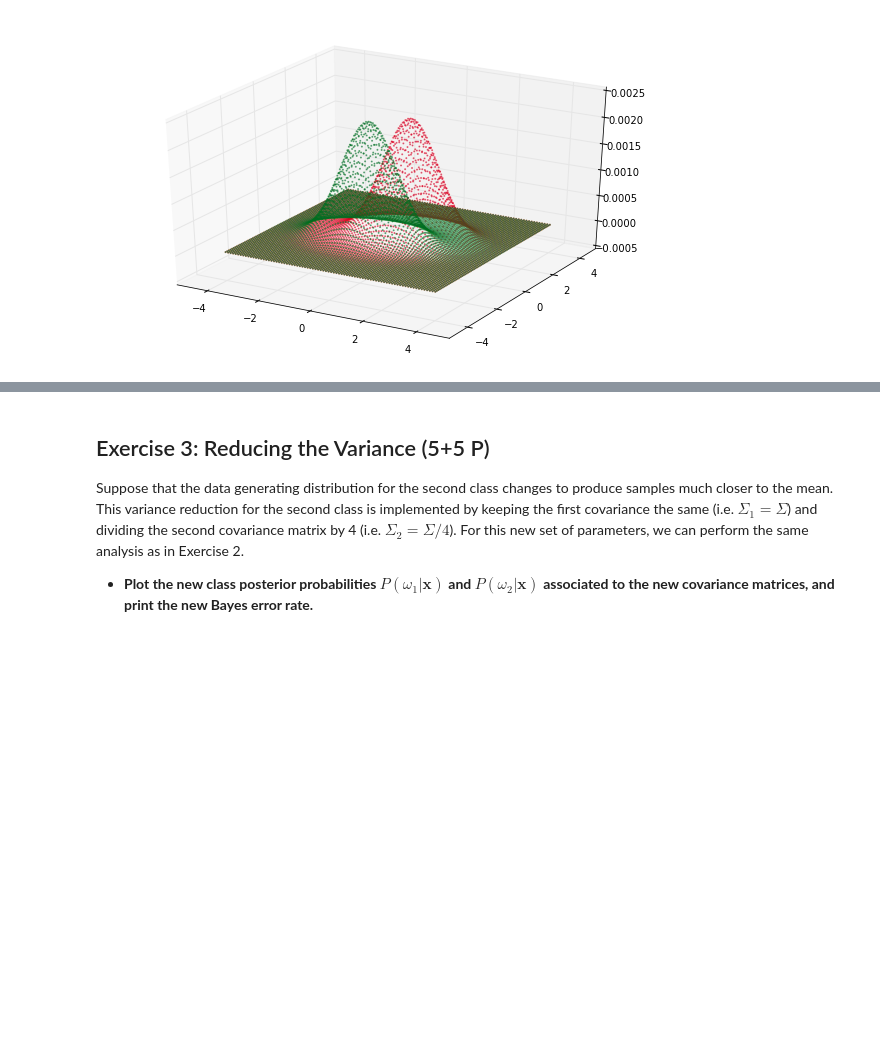
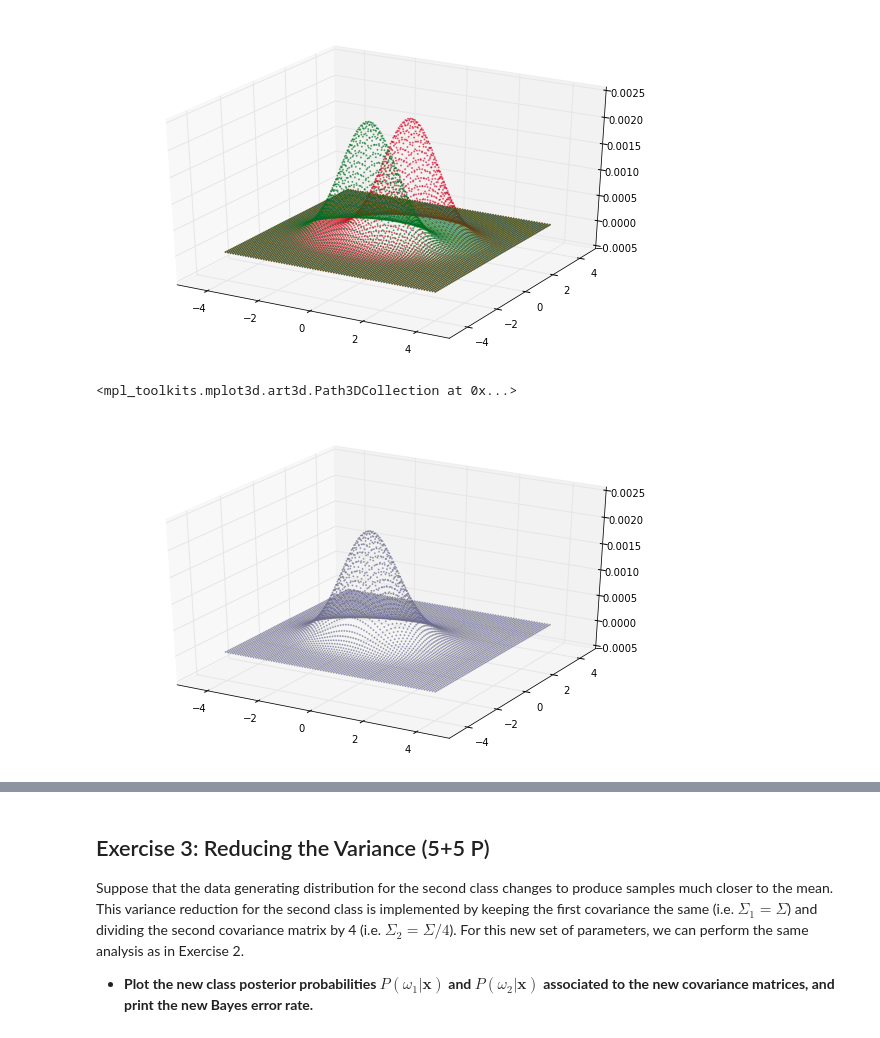
Before and after one commit to florianGithub/Machine-Learning-Sheet-1, a Jupyter notebook: sheet01.ipynb, the cells around one changed output, grey strips where cells are left out. Cells and saved outputs as stored; diff of their text form; code cells hidden in the pictures; blank space fills up the shorter version.

```diff
--- a/sheet01.ipynb
+++ b/sheet01.ipynb
@@ -209,34 +209,41 @@ X,Y = np.meshgrid(R,R)
 def gauss_unnormed( x,y , mu , Sigma ):
     v = matrix( [ [x] , [y] ] )
     #v = matrix( str(x) + ';' + str(y) )
     return exp( -0.5 * (v-mu).transpose() * inv(Sigma) * (v-mu) )
 
 def get_gauss_discrete_norm_factor( matrix_of_gauss_unnormed ):
     return 1. / np.sum( matrix_of_gauss_unnormed )
 
 def gauss_normed( x,y ,mu,Sigma , norm_factor):
     return norm_factor * gauss_unnormed( x,y , mu , Sigma )
 
 
 Sigma = matrix('1. 0 ; 0 0.5')
 mu1 = matrix(' -0.5 ; -0.5 ')
 mu2 = -mu1
 
 argPositionsNotToBeVectorized_unnormed = set([2,3])
 gauss_unnormed_vectorized = np.vectorize( gauss_unnormed , excluded=argPositionsNotToBeVectorized_unnormed )# without vectorization an error is thrown when creating the vector v in gauss function from components x and y.
 
 matrix_w1_of_gauss_unnormed = gauss_unnormed_vectorized( X,Y , mu1 , Sigma )
 matrix_w2_of_gauss_unnormed = gauss_unnormed_vectorized( X,Y , mu2 , Sigma )
 
 norm_factor_w1 = get_gauss_discrete_norm_factor( matrix_w1_of_gauss_unnormed )
 norm_factor_w2 = get_gauss_discrete_norm_factor( matrix_w2_of_gauss_unnormed )
 
 argPositionsNotToBeVectorized_normed = set([2,3,4])
 vectorized_gauss_normed = np.vectorize( gauss_normed , excluded=argPositionsNotToBeVectorized_normed )# without vectorization an error is thrown:'boolean of array is ambiguous'.
-P_w1 = vectorized_gauss_normed( X , Y ,mu1,Sigma,norm_factor_w1 )
-P_w2 = vectorized_gauss_normed( X , Y ,mu2,Sigma,norm_factor_w2 )
+P_w1_x = vectorized_gauss_normed( X , Y ,mu1,Sigma,norm_factor_w1 )
+P_w2_x = vectorized_gauss_normed( X , Y ,mu2,Sigma,norm_factor_w2 )
+
+P_w1 = 0.9
+P_w2 = 0.1
+
+P_total = P_w1_x*P_w1 + P_w2_x*P_w2
 
 fig = plt.figure(figsize=(10,6))
 ax  = plt.axes(projection='3d')
-ax.scatter(X,Y, P_w1 ,s=1,alpha=0.5,c='green')
-ax.scatter(X,Y, P_w2 ,s=1,alpha=0.5,c='red')
+ax.scatter(X,Y, P_total ,s=1,alpha=0.5,color='grey')
+# %% [output]
+<mpl_toolkits.mplot3d.art3d.Path3DCollection at 0x...>
+[figure, added]
```
Also changed, not shown: parts of 7 cells of this notebook.
